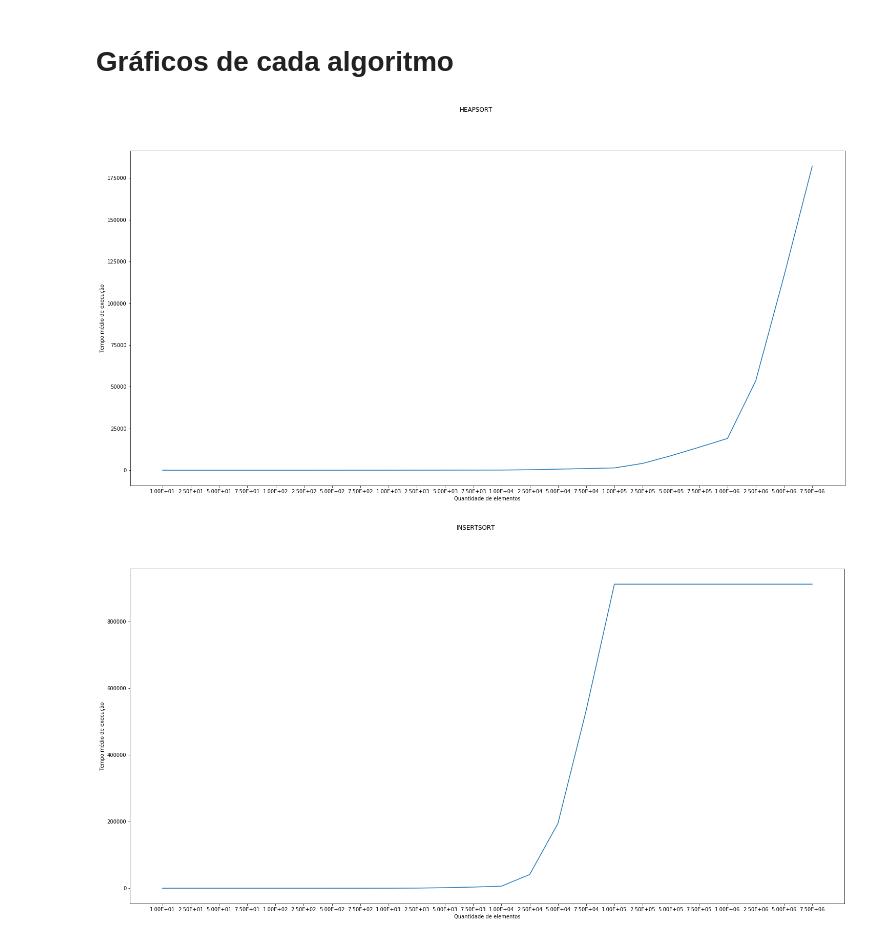
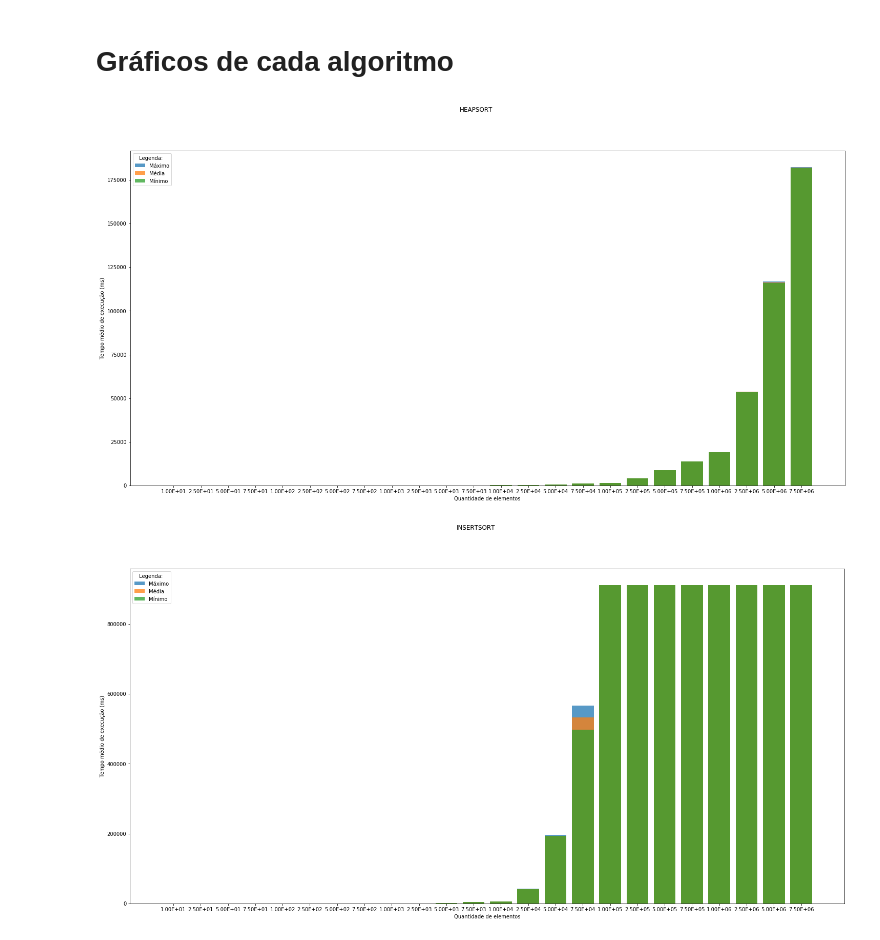
Before and after one commit to HaraHeique/TPA-trab2-ordenacao, a Jupyter notebook: src/jupyter analysis/analyzes.ipynb, the cells around one changed output. Drawn from its saved outputs; the diff is of its cells as text; code cells hidden in the pictures.

Commit message:
feat: add algorithms graphics

```diff
--- a/src/jupyter analysis/analyzes.ipynb
+++ b/src/jupyter analysis/analyzes.ipynb
@@ -33,33 +33,26 @@ plt.show()
 # Gráficos de cada algoritmo
 # %%
 nums = [ "10", "25", "50", "75", "100", "250", "500", "750", "1000", "2500", "5000", "7500", "10000", "25000", "50000", "75000", "100000", "250000", "500000", "750000", "1000000", "2500000", "5000000", "7500000" ]
+algorithms = ["heapsort", "insertsort", "introsort", "mergesort", "quicksort", "selectsort", "timsort"]
-# %%
-avgs = []
-
-for num in nums:
-    avg = pd.read_csv("../files/analyze/average_times_each_record/heapsort_" + num + ".csv")["Average Time(ms)"]
-    avgs.append(avg[len(avg)-1])
-
-plt.figure(figsize=(25,12))
-plt.plot(columns, avgs)
-plt.ylabel("Tempo médio de execução")
-plt.xlabel("Quantidade de elementos")
-plt.suptitle("HEAPSORT")
-plt.show()
-# %% [output]
-[figure, removed]
-# %%
-avgs = []
-
-for num in nums:
-    avg = pd.read_csv("../files/analyze/average_times_each_record/insertsort_" + num + ".csv")["Average Time(ms)"]
-    avgs.append(avg[len(avg)-1])
-
-plt.figure(figsize=(25,12))
-plt.plot(columns, avgs)
-plt.ylabel("Tempo médio de execução")
-plt.xlabel("Quantidade de elementos")
-plt.suptitle("INSERTSORT")
-plt.show()
-# %% [output]
-[figure, removed]
+# %%
+for algorithm in algorithms:
+    heapsort = pd.read_csv("../files/analyze/average_times_numbers_records/" + algorithm + ".csv")
+    # columns = np.array(list(map(toScientificNotation, heapsort.values[1:])))
+    # list(heapsort.columns[1:])
+    eixo_x = np.array(list(map(toScientificNotation,heapsort['Total Records'])))
+    average_time = np.array(heapsort['Average Time Execution(ms)'])
+    minimum_time = np.array(heapsort['Minimum Value(ms)'])
+    maximum_time = np.array(heapsort['Maximum Value(ms)'])
+    plt.figure(figsize=(25,12))
+    plt.suptitle(algorithm.upper())
+    plt.bar(eixo_x, maximum_time, label="Máximo", alpha=0.75)
+    plt.bar(eixo_x, average_time, label="Média", alpha=0.75)
+    plt.bar(eixo_x, minimum_time, label="Mínimo", alpha=0.75)
+    plt.legend(title="Legenda: ")
+    plt.ylabel("Tempo médio de execução (ms)")
+    plt.xlabel("Quantidade de elementos")
+    plt.savefig(algorithm + "_avg.svg", format="svg")
+    plt.show()
+# %% [output]
+[figure, added]
+[figure, added]
```
Also changed, not shown: parts of 1 cell of this notebook, 7 other files.
